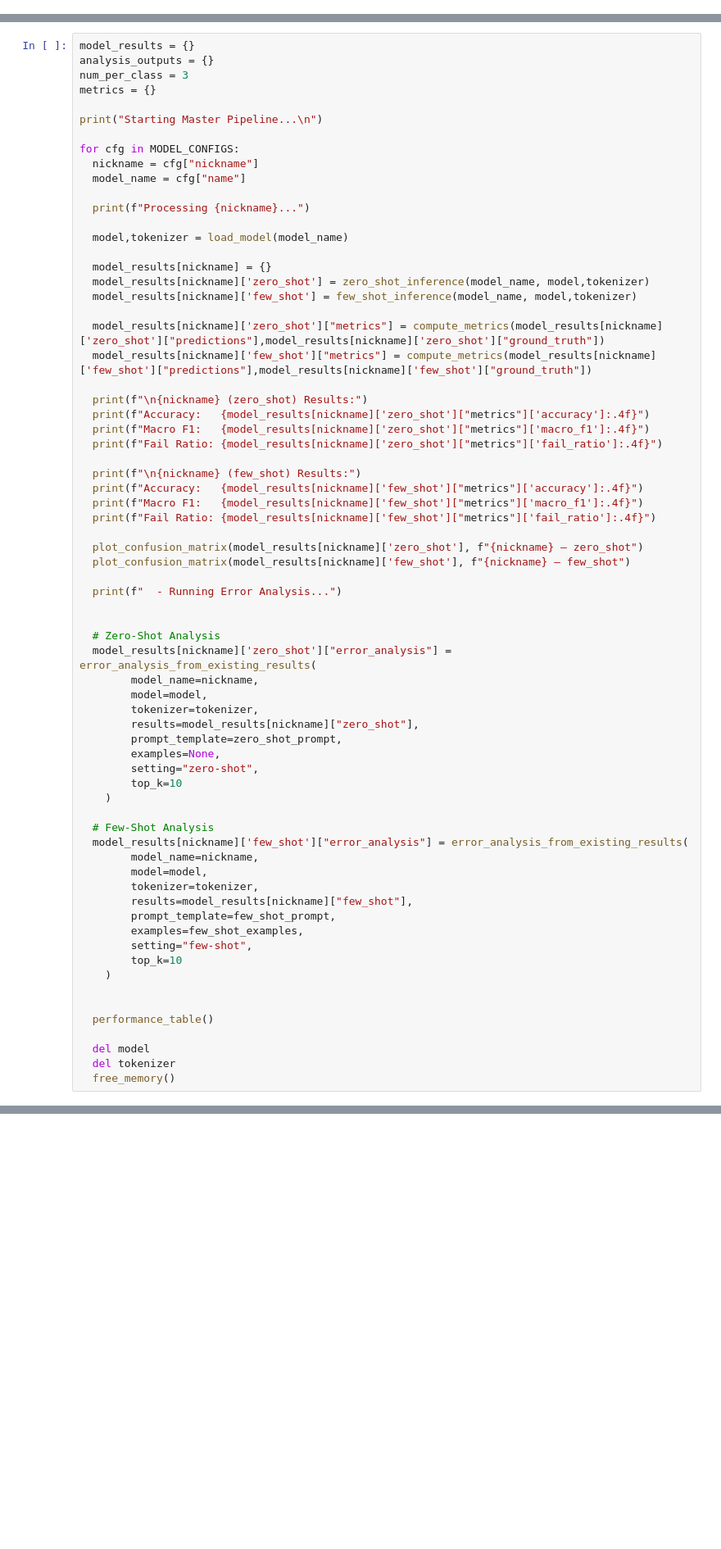
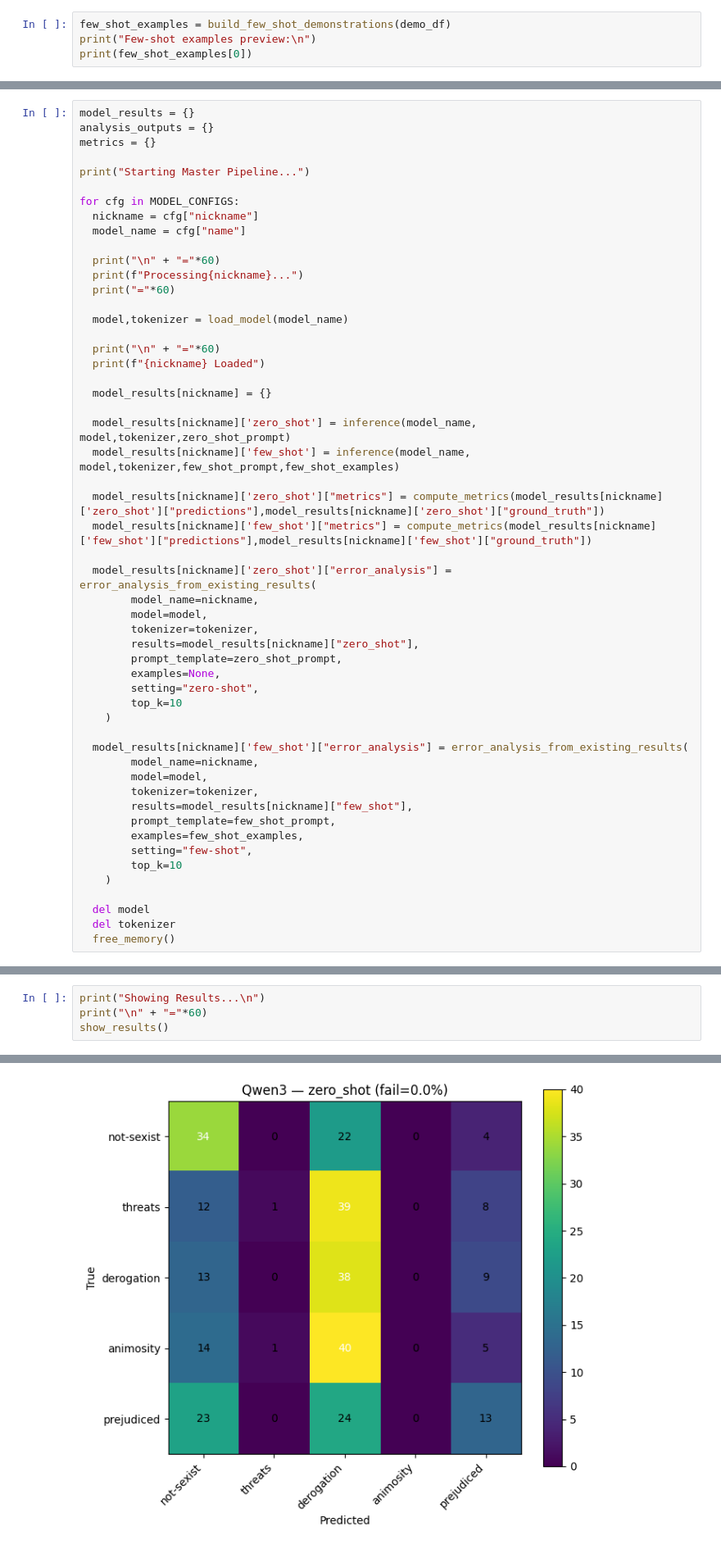
Before and after one commit to rzsoli/Sexism_Detection, a Jupyter notebook: sexism_detection_llm.ipynb, the cells around one changed output, grey strips where cells are left out. Shown at 82% size. Drawn from its saved outputs; the diff is of its cells as text; blank space fills up the shorter version.

Commit message:
Update sexism_detection_llm.ipynb
Errors Handled

```diff
--- a/sexism_detection_llm.ipynb
+++ b/sexism_detection_llm.ipynb
@@ -638,0 +520,4 @@ In order to get Task 6 points, we require you to:
+# %%
+few_shot_examples = build_few_shot_demonstrations(demo_df)
+print("Few-shot examples preview:\n")
+print(few_shot_examples[0])
@@ -824,43 +760,31 @@ Note that bonus points are only assigned if all task points are attributed (i.e.
 # %%
 model_results = {}
 analysis_outputs = {}
-num_per_class = 3
 metrics = {}
 
-print("Starting Master Pipeline...\n")
+print("Starting Master Pipeline...")
 
 for cfg in MODEL_CONFIGS:
   nickname = cfg["nickname"]
   model_name = cfg["name"]
 
-  print(f"Processing {nickname}...")
+  print("\n" + "="*60)
+  print(f"Processing{nickname}...")
+  print("="*60)
 
   model,tokenizer = load_model(model_name)
 
+  print("\n" + "="*60)
+  print(f"{nickname} Loaded")
+
   model_results[nickname] = {}
-  model_results[nickname]['zero_shot'] = zero_shot_inference(model_name, model,tokenizer)
-  model_results[nickname]['few_shot'] = few_shot_inference(model_name, model,tokenizer)
+
+  model_results[nickname]['zero_shot'] = inference(model_name, model,tokenizer,zero_shot_prompt)
+  model_results[nickname]['few_shot'] = inference(model_name, model,tokenizer,few_shot_prompt,few_shot_examples)
 
   model_results[nickname]['zero_shot']["metrics"] = compute_metrics(model_results[nickname]['zero_shot']["predictions"],model_results[nickname]['zero_shot']["ground_truth"])
   model_results[nickname]['few_shot']["metrics"] = compute_metrics(model_results[nickname]['few_shot']["predictions"],model_results[nickname]['few_shot']["ground_truth"])
 
-  print(f"\n{nickname} (zero_shot) Results:")
-  print(f"Accuracy:   {model_results[nickname]['zero_shot']["metrics"]['accuracy']:.4f}")
-  print(f"Macro F1:   {model_results[nickname]['zero_shot']["metrics"]['macro_f1']:.4f}")
-  print(f"Fail Ratio: {model_results[nickname]['zero_shot']["metrics"]['fail_ratio']:.4f}")
-
-  print(f"\n{nickname} (few_shot) Results:")
-  print(f"Accuracy:   {model_results[nickname]['few_shot']["metrics"]['accuracy']:.4f}")
-  print(f"Macro F1:   {model_results[nickname]['few_shot']["metrics"]['macro_f1']:.4f}")
-  print(f"Fail Ratio: {model_results[nickname]['few_shot']["metrics"]['fail_ratio']:.4f}")
-
-  plot_confusion_matrix(model_results[nickname]['zero_shot'], f"{nickname} — zero_shot")
-  plot_confusion_matrix(model_results[nickname]['few_shot'], f"{nickname} — few_shot")
-
-  print(f"  - Running Error Analysis...")
-
-
-  # Zero-Shot Analysis
   model_results[nickname]['zero_shot']["error_analysis"] = error_analysis_from_existing_results(
         model_name=nickname,
         model=model,
@@ -872,7 +796,6 @@ for cfg in MODEL_CONFIGS:
         top_k=10
     )
 
-  # Few-Shot Analysis
   model_results[nickname]['few_shot']["error_analysis"] = error_analysis_from_existing_results(
         model_name=nickname,
         model=model,
@@ -884,9 +807,6 @@ for cfg in MODEL_CONFIGS:
         top_k=10
     )
 
-
-  performance_table()
-
   del model
   del tokenizer
   free_memory()
@@ -983,0 +900,5 @@ Top errors (highest NLL of true label):
+# %%
+print("Showing Results...\n")
+print("\n" + "="*60)
+show_results()
+# %% [output]
@@ -983,0 +924 @@ Top errors (highest NLL of true label):
+[figure, added]
```
Also changed, not shown: parts of 73 cells of this notebook.
